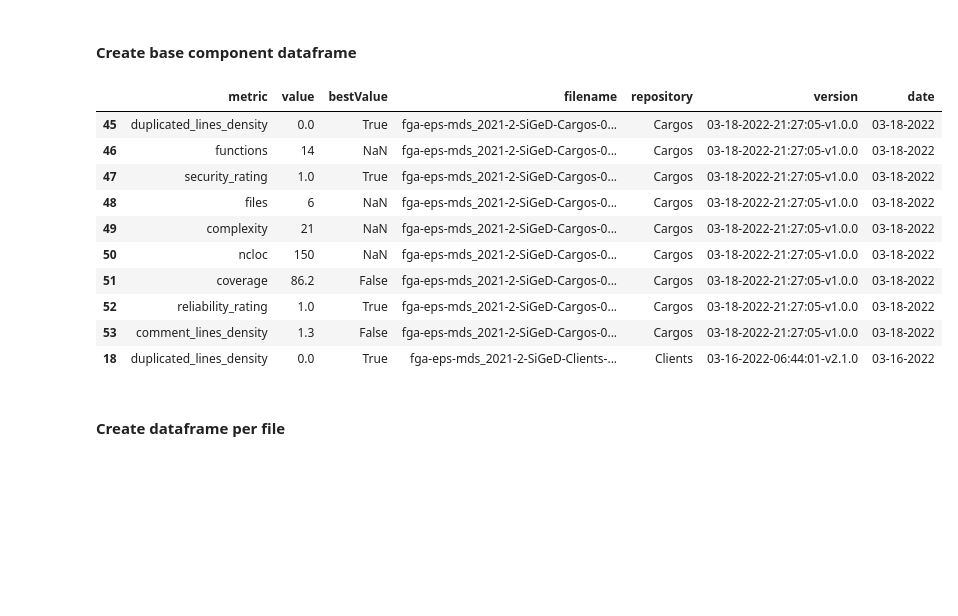
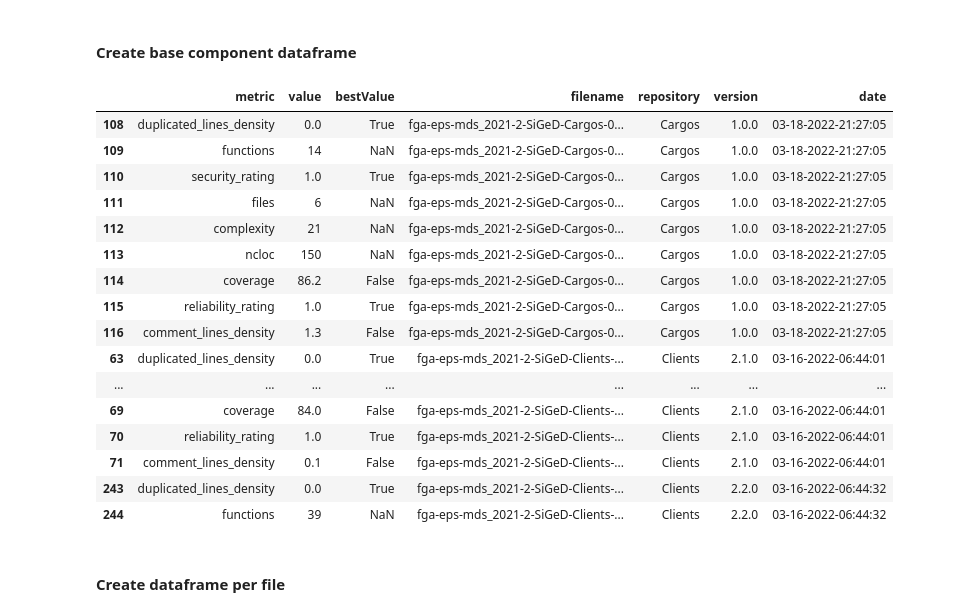
Before and after one commit to DITGO/2021-2-SiGeD-Doc, a Jupyter notebook: Analytics/analytics.ipynb, the cells around one changed output. Cells and saved outputs as stored; diff of their text form; code cells hidden in the pictures; blank space fills up the shorter version.

```diff
--- a/Analytics/analytics.ipynb
+++ b/Analytics/analytics.ipynb
@@ -132,15 +107,16 @@ def create_base_component_df(json_list):
 
         base_component_df['filename'] = os.path.basename(i)
 
-        df = df.append(base_component_df, ignore_index=True)
+        df = pd.concat([df, base_component_df], ignore_index=True)
 
-    aux_df = df['filename'].str.split(r"SiGeD-(.*?)-(\d+-\d+-\d+)-(.*?).json", expand=True)
+    # Replace the UnB semester with yours.
+    aux_df = df['filename'].str.split(r"fga-eps-mds_2021.2-(.*?)-(.*?)-(.*?)-(.*?)-(.*?)-v(.*?).json", expand=True)
 
-    df['repository'] = aux_df[1]
+    df['repository'] = aux_df[2]
 
-    df['version'] = aux_df[2] + "-" + aux_df[3]
+    df['version'] = aux_df[6]
 
-    df['date'] = aux_df[2]
+    df['date'] = aux_df[3] + '-' + aux_df[4] + '-' + aux_df[5]
 
     df = df.sort_values(by=['repository', 'version'])
 
@@ -150,19 +126,25 @@ def create_base_component_df(json_list):
 # %%
 base_component_df = create_base_component_df(jsons)
 # %%
-base_component_df.head(10)
+base_component_df.head(20)
 # %% [output]
 |  | metric | value | bestValue | filename | repository | version | date |
-| 45 | duplicated_lines_density | 0.0 | True | fga-eps-mds_2021-2-SiGeD-Cargos-0... | Cargos | 03-18-2022-21:27:05-v1.0.0 | 03-18-2022 |
-| 46 | functions | 14 | NaN | fga-eps-mds_2021-2-SiGeD-Cargos-0... | Cargos | 03-18-2022-21:27:05-v1.0.0 | 03-18-2022 |
-| 47 | security_rating | 1.0 | True | fga-eps-mds_2021-2-SiGeD-Cargos-0... | Cargos | 03-18-2022-21:27:05-v1.0.0 | 03-18-2022 |
-| 48 | files | 6 | NaN | fga-eps-mds_2021-2-SiGeD-Cargos-0... | Cargos | 03-18-2022-21:27:05-v1.0.0 | 03-18-2022 |
-| 49 | complexity | 21 | NaN | fga-eps-mds_2021-2-SiGeD-Cargos-0... | Cargos | 03-18-2022-21:27:05-v1.0.0 | 03-18-2022 |
-| 50 | ncloc | 150 | NaN | fga-eps-mds_2021-2-SiGeD-Cargos-0... | Cargos | 03-18-2022-21:27:05-v1.0.0 | 03-18-2022 |
-| 51 | coverage | 86.2 | False | fga-eps-mds_2021-2-SiGeD-Cargos-0... | Cargos | 03-18-2022-21:27:05-v1.0.0 | 03-18-2022 |
-| 52 | reliability_rating | 1.0 | True | fga-eps-mds_2021-2-SiGeD-Cargos-0... | Cargos | 03-18-2022-21:27:05-v1.0.0 | 03-18-2022 |
-| 53 | comment_lines_density | 1.3 | False | fga-eps-mds_2021-2-SiGeD-Cargos-0... | Cargos | 03-18-2022-21:27:05-v1.0.0 | 03-18-2022 |
-| 18 | duplicated_lines_density | 0.0 | True | fga-eps-mds_2021-2-SiGeD-Clients-... | Clients | 03-16-2022-06:44:01-v2.1.0 | 03-16-2022 |
+| 108 | duplicated_lines_density | 0.0 | True | fga-eps-mds_2021-2-SiGeD-Cargos-0... | Cargos | 1.0.0 | 03-18-2022-21:27:05 |
+| 109 | functions | 14 | NaN | fga-eps-mds_2021-2-SiGeD-Cargos-0... | Cargos | 1.0.0 | 03-18-2022-21:27:05 |
+| 110 | security_rating | 1.0 | True | fga-eps-mds_2021-2-SiGeD-Cargos-0... | Cargos | 1.0.0 | 03-18-2022-21:27:05 |
+| 111 | files | 6 | NaN | fga-eps-mds_2021-2-SiGeD-Cargos-0... | Cargos | 1.0.0 | 03-18-2022-21:27:05 |
+| 112 | complexity | 21 | NaN | fga-eps-mds_2021-2-SiGeD-Cargos-0... | Cargos | 1.0.0 | 03-18-2022-21:27:05 |
+| 113 | ncloc | 150 | NaN | fga-eps-mds_2021-2-SiGeD-Cargos-0... | Cargos | 1.0.0 | 03-18-2022-21:27:05 |
+| 114 | coverage | 86.2 | False | fga-eps-mds_2021-2-SiGeD-Cargos-0... | Cargos | 1.0.0 | 03-18-2022-21:27:05 |
+| 115 | reliability_rating | 1.0 | True | fga-eps-mds_2021-2-SiGeD-Cargos-0... | Cargos | 1.0.0 | 03-18-2022-21:27:05 |
+| 116 | comment_lines_density | 1.3 | False | fga-eps-mds_2021-2-SiGeD-Cargos-0... | Cargos | 1.0.0 | 03-18-2022-21:27:05 |
+| 63 | duplicated_lines_density | 0.0 | True | fga-eps-mds_2021-2-SiGeD-Clients-... | Clients | 2.1.0 | 03-16-2022-06:44:01 |
+| ... | ... | ... | ... | ... | ... | ... | ... |
+| 69 | coverage | 84.0 | False | fga-eps-mds_2021-2-SiGeD-Clients-... | Clients | 2.1.0 | 03-16-2022-06:44:01 |
+| 70 | reliability_rating | 1.0 | True | fga-eps-mds_2021-2-SiGeD-Clients-... | Clients | 2.1.0 | 03-16-2022-06:44:01 |
+| 71 | comment_lines_density | 0.1 | False | fga-eps-mds_2021-2-SiGeD-Clients-... | Clients | 2.1.0 | 03-16-2022-06:44:01 |
+| 243 | duplicated_lines_density | 0.0 | True | fga-eps-mds_2021-2-SiGeD-Clients-... | Clients | 2.2.0 | 03-16-2022-06:44:32 |
+| 244 | functions | 39 | NaN | fga-eps-mds_2021-2-SiGeD-Clients-... | Clients | 2.2.0 | 03-16-2022-06:44:32 |
 # %% [markdown]
 #### Create dataframe per file
 # %%
```
Also changed, not shown: parts of 74 cells of this notebook, 28 other files.
